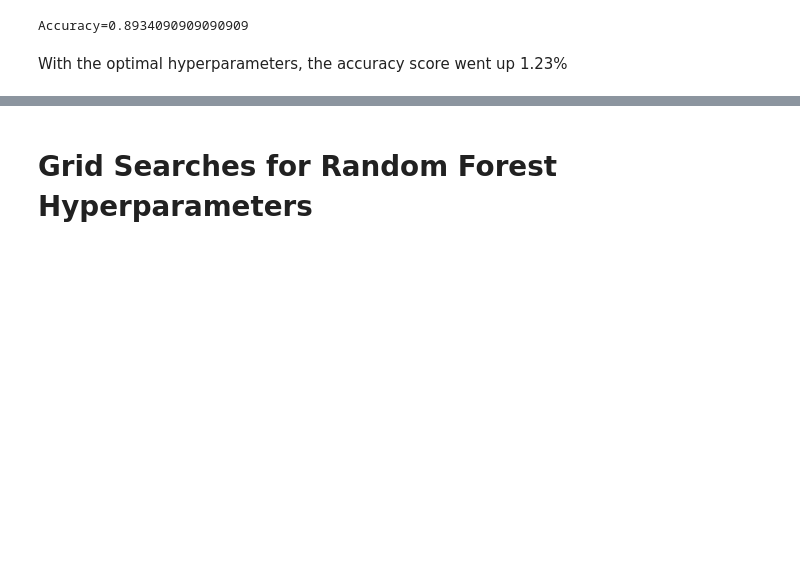
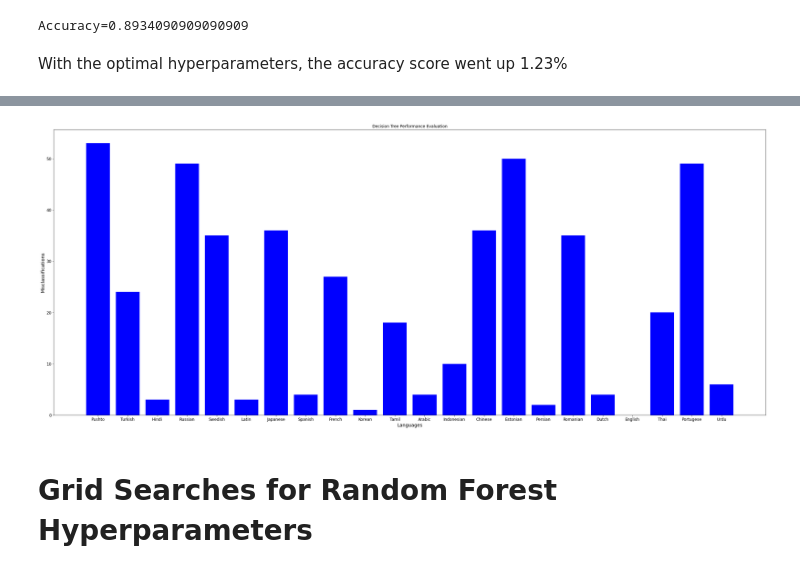
Before and after one commit to EasternUniversity/CSCI405-Language-Detection, a Jupyter notebook: Language_Detector_Jesse-2.ipynb, the cells around one changed output, grey strips where cells are left out. Saved outputs shown, nothing was run; the diff lists cells and outputs as text; code cells hidden in the pictures; blank space fills up the shorter version.

Commit message:
added model evaluation

```diff
--- a/Language_Detector_Jesse-2.ipynb
+++ b/Language_Detector_Jesse-2.ipynb
@@ -373,0 +447,11 @@ With the optimal hyperparameters, the accuracy score went up 1.23%
+# %%
+# Labels
+label_arr = np.array(y_test) # store actual label into array data structure
+label_DF = pd.DataFrame(label_arr, columns = ['Labels']) # store actual label into Data Frame data structure
+
+# Predictions
+pred_arr = np.array(opt_preds) # store predictions in array
+pred_DF = pd.DataFrame(pred_arr, columns = ['Predictions']) # store actual label into Data Frame data structure
+
+# Combine Dfs to together to create one DF
+label_DF = label_DF.assign(Predictions=pred_DF) #assign invocation used to place the reg_outputs list as a column and values called regreesion_predicted
@@ -374,3 +533,18 @@ With the optimal hyperparameters, the accuracy score went up 1.23%
+# %%
+import matplotlib.pyplot as plt
+
+# construct figure
+fig = plt.figure()
+ax = fig.add_axes([0,0,5,3])
+
+# Construct bar plot and showcase
+ax.bar(lang_list,language_count_arr, color = "blue")
+plt.xlabel('Languages')
+plt.ylabel('Misclassifications')
+plt.title('Decision Tree Performance Evaluation')
+plt.show()
+# %% [output]
+[figure, added]
 # %% [markdown]
 # Grid Searches for Random Forest Hyperparameters
 # %%
```
Also changed, not shown: parts of 40 cells of this notebook, 1 other file.
